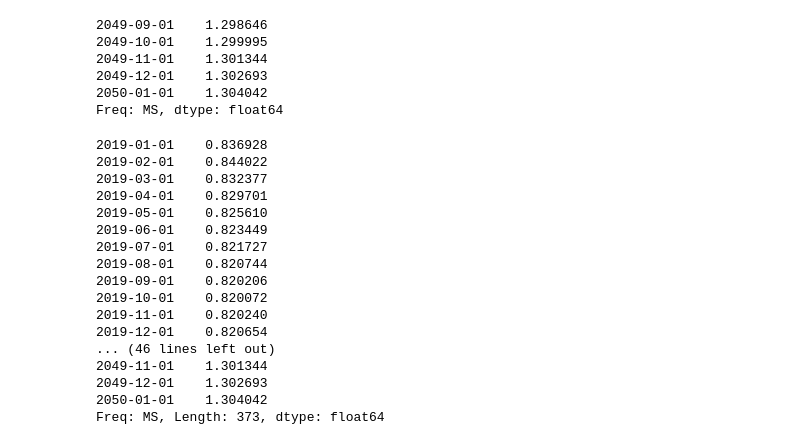
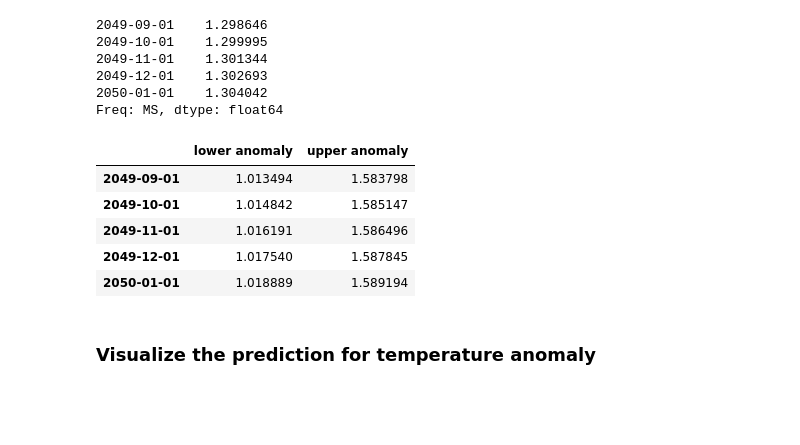
Before and after one commit to SimoAntikainen/reaktor-summer-2019, a Jupyter notebook: reaktor-workfiles.ipynb, the cells around one changed output. Drawn from its saved outputs; the diff is of its cells as text; code cells hidden in the pictures; blank space fills up the shorter version.

```diff
--- a/reaktor-workfiles.ipynb
+++ b/reaktor-workfiles.ipynb
@@ -269,23 +273,3 @@ prediction.predicted_mean.tail()
 2049-12-01    1.302693
 2050-01-01    1.304042
 Freq: MS, dtype: float64
-# %%
-prediction.predicted_mean
-# %% [output]
-2019-01-01    0.836928
-2019-02-01    0.844022
-2019-03-01    0.832377
-2019-04-01    0.829701
-2019-05-01    0.825610
-2019-06-01    0.823449
-2019-07-01    0.821727
-2019-08-01    0.820744
-2019-09-01    0.820206
-2019-10-01    0.820072
-2019-11-01    0.820240
-2019-12-01    0.820654
-... (46 lines left out)
-2049-11-01    1.301344
-2049-12-01    1.302693
-2050-01-01    1.304042
-Freq: MS, Length: 373, dtype: float64
@@ -293,0 +276,11 @@ df = pd.read_csv('https://raw.githubusercontent.com/plotly/datasets/master/wind_
+# %%
+pred_ci.tail()
+# %% [output]
+|  | lower anomaly | upper anomaly |
+| 2049-09-01 | 1.013494 | 1.583798 |
+| 2049-10-01 | 1.014842 | 1.585147 |
+| 2049-11-01 | 1.016191 | 1.586496 |
+| 2049-12-01 | 1.017540 | 1.587845 |
+| 2050-01-01 | 1.018889 | 1.589194 |
+# %% [markdown]
+### Visualize the prediction for temperature anomaly
```
Also changed, not shown: parts of 6 cells of this notebook, 4 other files.
